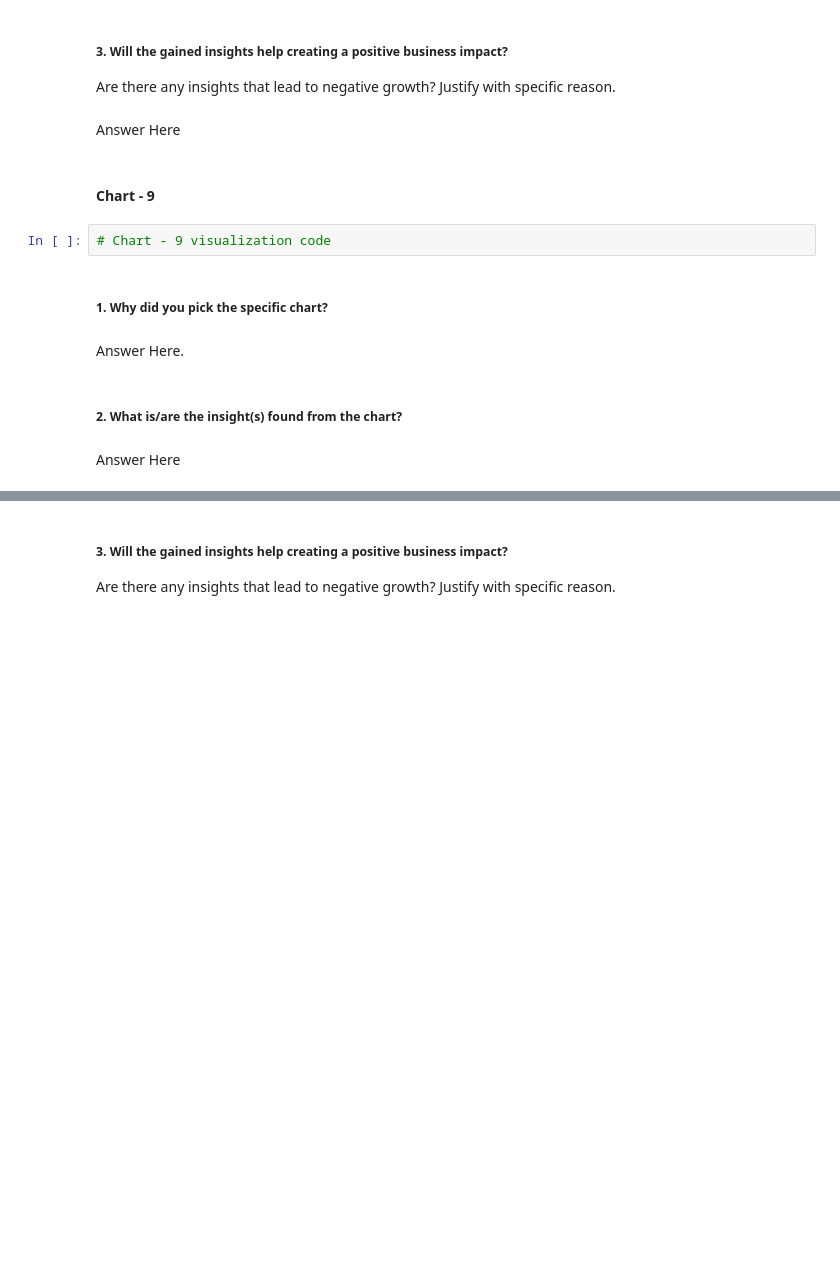
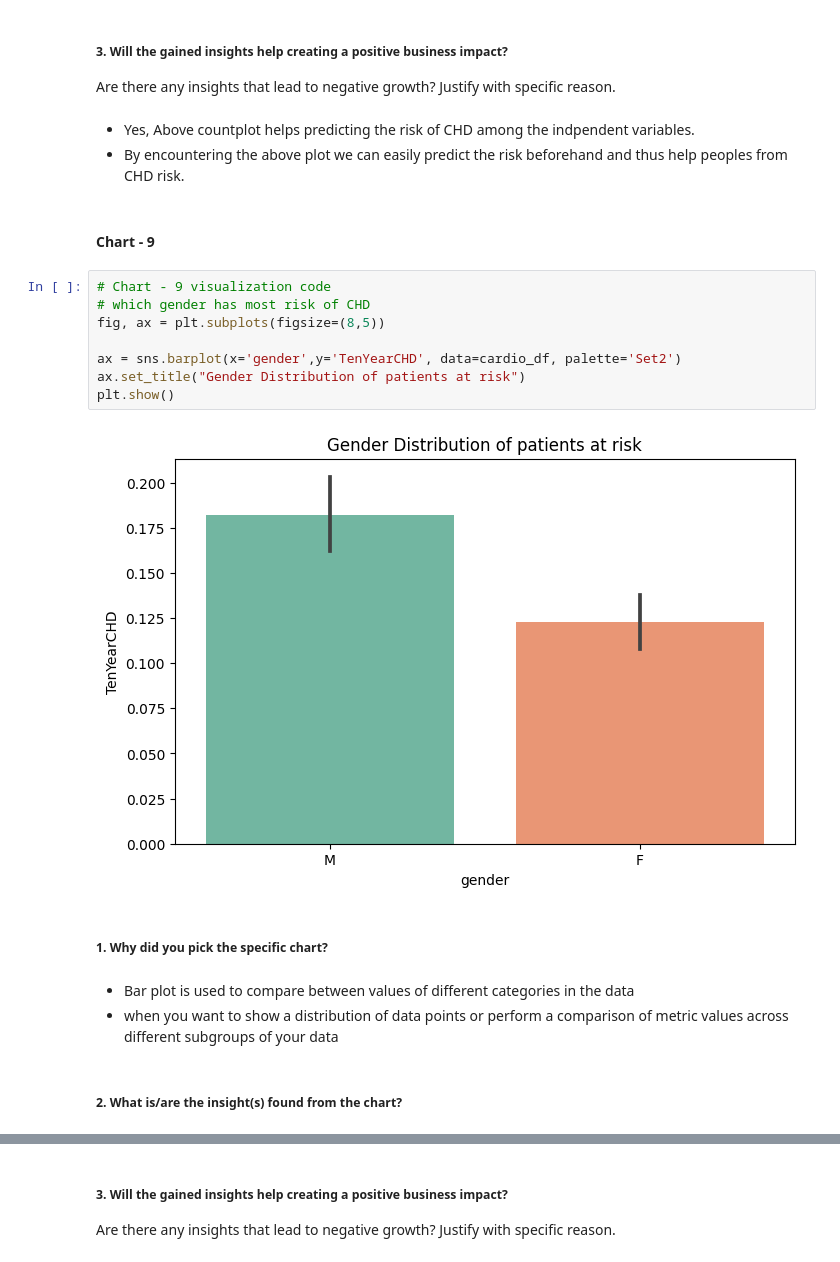
Before and after one commit to DhawalKhandait/Cardio_Vascular_Risk_Prediction-Classification, a Jupyter notebook: Cardio_Vascular_Risk_Prediction.ipynb, the cells around one changed output, grey strips where cells are left out. Saved outputs shown, nothing was run; the diff lists cells and outputs as text; blank space fills up the shorter version.

```diff
--- a/Cardio_Vascular_Risk_Prediction.ipynb
+++ b/Cardio_Vascular_Risk_Prediction.ipynb
@@ -769,17 +812,25 @@ Answer Here
 # %% [markdown]
 ##### 3. Will the gained insights help creating a positive business impact?
 Are there any insights that lead to negative growth? Justify with specific reason.
-# %% [markdown]
-Answer Here
+# %% [markdown]
+* Yes, Above countplot helps predicting the risk of CHD among the indpendent variables.
+* By encountering the above plot we can easily predict the risk beforehand and thus help peoples from CHD risk.
 # %% [markdown]
 #### Chart - 9
-# %%
-# Chart - 9 visualization code
+# %%
+# Chart - 9 visualization code
+# which gender has most risk of CHD
+fig, ax = plt.subplots(figsize=(8,5))
+
+ax = sns.barplot(x='gender',y='TenYearCHD', data=cardio_df, palette='Set2')
+ax.set_title("Gender Distribution of patients at risk")
+plt.show()
+# %% [output]
+[figure, added]
 # %% [markdown]
 ##### 1. Why did you pick the specific chart?
-# %% [markdown]
-Answer Here.
+# %% [markdown]
+* Bar plot is used to compare between values of different categories in the data
+* when you want to show a distribution of data points or perform a comparison of metric values across different subgroups of your data
 # %% [markdown]
 ##### 2. What is/are the insight(s) found from the chart?
-# %% [markdown]
-Answer Here
```
Also changed, not shown: parts of 100 cells of this notebook.
